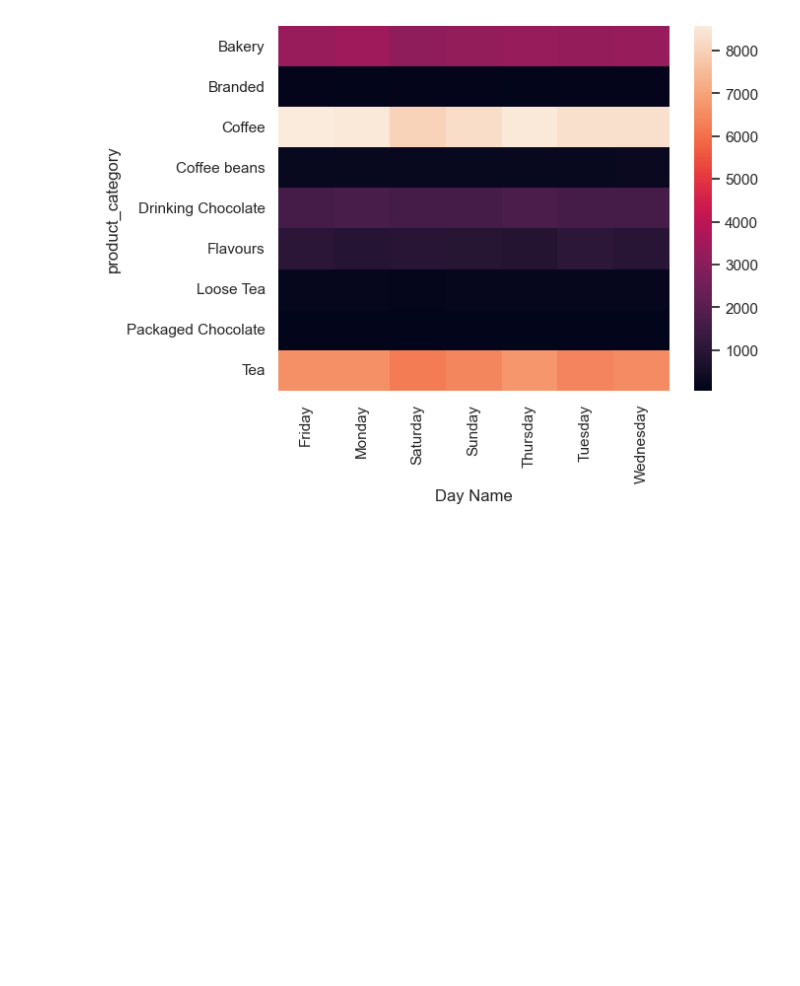
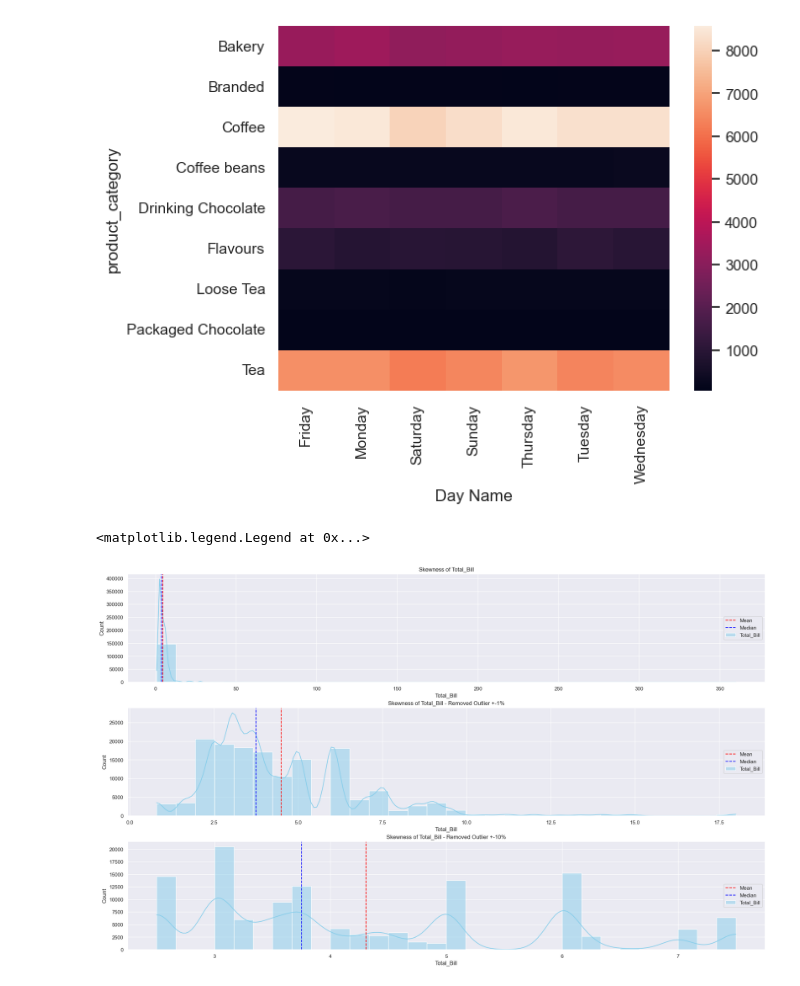
Before and after one commit to leo-cheung37/leo-cheung37, a Jupyter notebook: Statistics/Descriptive Statistics/descriptive_statistics.ipynb, the cells around one changed output. Drawn from its saved outputs; the diff is of its cells as text; code cells hidden in the pictures; blank space fills up the shorter version.

```diff
--- a/Statistics/Descriptive Statistics/descriptive_statistics.ipynb
+++ b/Statistics/Descriptive Statistics/descriptive_statistics.ipynb
@@ -986,3 +986,23 @@ sns.heatmap(pd.crosstab(df['product_category'],df['Day Name']),annot=False,cbar=
 # %% [output]
 <Axes: xlabel='Day Name', ylabel='product_category'>
 [figure]
+# %%
+fig, axes=plt.subplots(3,1,figsize=(20,12),layout='constrained')
+sns.histplot(df['Total_Bill'],kde=True,bins=30, color='skyblue', ax=axes[0],label="Total_Bill")
+axes[0].axvline(np.mean(df['Total_Bill']),color='red', linestyle="--",label="Mean")
+axes[0].axvline(np.median(df['Total_Bill']),color='blue', linestyle="--",label="Median")
+axes[0].legend(loc='right')
+axes[0].set_title("Skewness of Total_Bill")
+sns.histplot(df[df['Total_Bill'].between(*df['Total_Bill'].quantile([0.01,0.99]))]['Total_Bill'],kde=True,bins=30, color='skyblue', ax=axes[1],label="Total_Bill")
+axes[1].axvline(np.mean(df[df['Total_Bill'].between(*df['Total_Bill'].quantile([0.01,0.99]))]['Total_Bill']),color='red', linestyle="--",label="Mean")
+axes[1].axvline(np.median(df[df['Total_Bill'].between(*df['Total_Bill'].quantile([0.01,0.99]))]['Total_Bill']),color='blue', linestyle="--",label="Median")
+axes[1].set_title("Skewness of Total_Bill - Removed Outlier +-1%")
+axes[1].legend(loc='right')
+sns.histplot(df[df['Total_Bill'].between(*df['Total_Bill'].quantile([0.10,0.90]))]['Total_Bill'],kde=True,bins=30, color='skyblue', ax=axes[2],label="Total_Bill")
+axes[2].axvline(np.mean(df[df['Total_Bill'].between(*df['Total_Bill'].quantile([0.10,0.90]))]['Total_Bill']),color='red', linestyle="--",label="Mean")
+axes[2].axvline(np.median(df[df['Total_Bill'].between(*df['Total_Bill'].quantile([0.10,0.90]))]['Total_Bill']),color='blue', linestyle="--",label="Median")
+axes[2].set_title("Skewness of Total_Bill - Removed Outlier +-10%")
+axes[2].legend(loc='right')
+# %% [output]
+<matplotlib.legend.Legend at 0x...>
+[figure, added]
```
Also changed, not shown: parts of 3 cells of this notebook.
